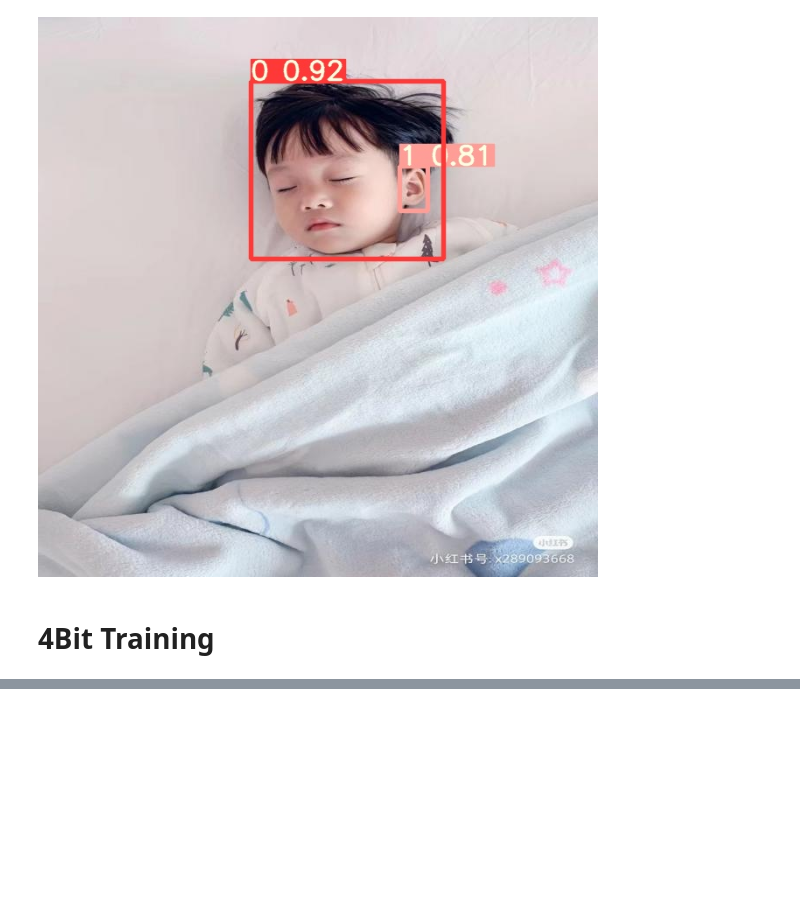
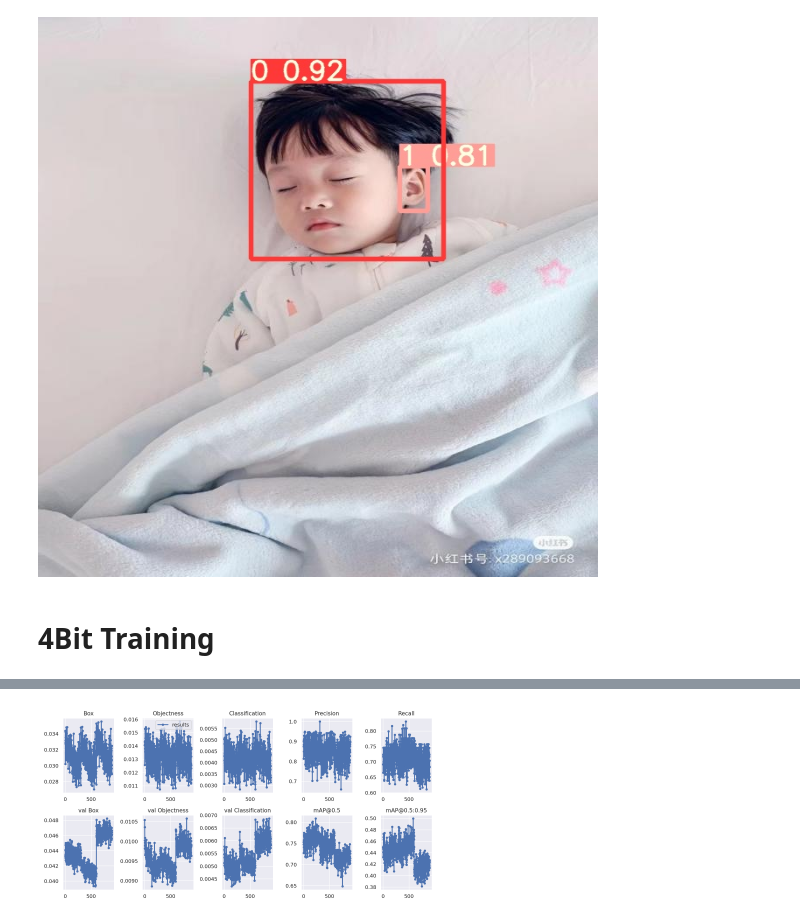
Before and after one commit to sweetagar/yolov5, a Jupyter notebook: pycharm_test.ipynb, the cells around one changed output, grey strips where cells are left out. Cells and saved outputs as stored; diff of their text form; code cells hidden in the pictures; blank space fills up the shorter version.

```diff
--- a/pycharm_test.ipynb
+++ b/pycharm_test.ipynb
@@ -202,0 +203,4 @@ wandb: Install Weights & Biases for YOLOv5 logging with 'pip install wandb' (rec
+# %%
+Image(filename='runs/train/baby-nc2-4bit/results.png', width=400)
+# %% [output]
+[figure, added]
```
Also changed, not shown: parts of 5 cells of this notebook, 2 other files.
